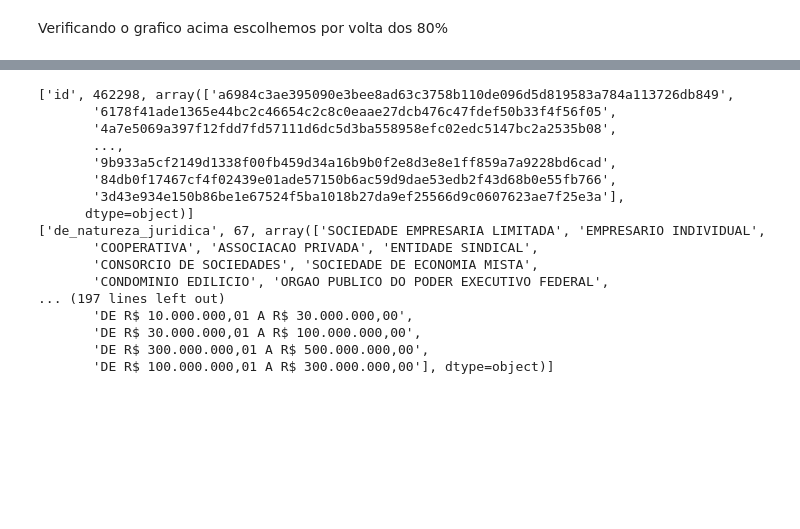
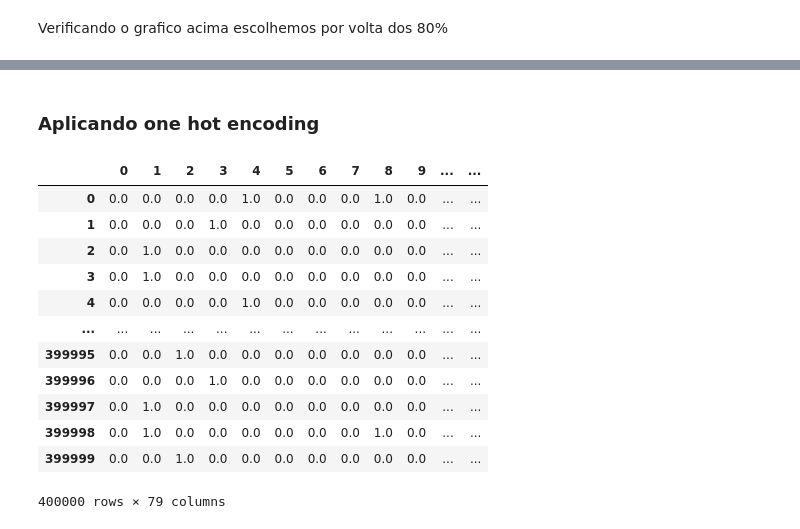
Before and after one commit to igmriegel/group-project-codenation, a Jupyter notebook: tratando_dados.ipynb, the cells around one changed output, grey strips where cells are left out. Saved outputs shown, nothing was run; the diff lists cells and outputs as text; code cells hidden in the pictures; blank space fills up the shorter version.

```diff
--- a/tratando_dados.ipynb
+++ b/tratando_dados.ipynb
@@ -68,7 +70,7 @@ Verificando o grafico acima escolhemos por volta dos 80%
 # %%
 # pegando colunas com indice menor que 80%
 index_to_remove = columns_with_percentil_NaN[columns_with_percentil_NaN > 0.06]
-df_to_work = estatisticas_market.drop(columns=index_to_remove.index).drop(columns=['Unnamed: 0'])
+df_to_work = estatisticas_market.drop(columns=index_to_remove.index).drop(columns=['Unnamed: 0']).dropna()
 df_to_work
 # %% [output]
 |  | id | fl_matriz | de_natureza_juridica | sg_uf | natureza_juridica_macro | de_ramo | setor | ... |
@@ -133,21 +123,2 @@ df_to_work_categorical.head()
-# %%
-for col in df_to_work_categorical.columns:
-    print([col, len(df_to_work_categorical[col].unique()), df_to_work_categorical[col].unique()])
-# %% [output]
-['id', 462298, array(['a6984c3ae395090e3bee8ad63c3758b110de096d5d819583a784a113726db849',
-       '6178f41ade1365e44bc2c46654c2c8c0eaae27dcb476c47fdef50b33f4f56f05',
-       '4a7e5069a397f12fdd7fd57111d6dc5d3ba558958efc02edc5147bc2a2535b08',
-       ...,
-       '9b933a5cf2149d1338f00fb459d34a16b9b0f2e8d3e8e1ff859a7a9228bd6cad',
-       '84db0f17467cf4f02439e01ade57150b6ac59d9dae53edb2f43d68b0e55fb766',
-       '3d43e934e150b86be1e67524f5ba1018b27da9ef25566d9c0607623ae7f25e3a'],
-      dtype=object)]
-['de_natureza_juridica', 67, array(['SOCIEDADE EMPRESARIA LIMITADA', 'EMPRESARIO INDIVIDUAL',
-       'COOPERATIVA', 'ASSOCIACAO PRIVADA', 'ENTIDADE SINDICAL',
-       'CONSORCIO DE SOCIEDADES', 'SOCIEDADE DE ECONOMIA MISTA',
-       'CONDOMINIO EDILICIO', 'ORGAO PUBLICO DO PODER EXECUTIVO FEDERAL',
-... (197 lines left out)
-       'DE R$ 10.000.000,01 A R$ 30.000.000,00',
-       'DE R$ 30.000.000,01 A R$ 100.000.000,00',
-       'DE R$ 300.000.000,01 A R$ 500.000.000,00',
-       'DE R$ 100.000.000,01 A R$ 300.000.000,00'], dtype=object)]
+# %% [markdown]
+### Aplicando one hot encoding
@@ -153,0 +128,33 @@ for col in df_to_work_categorical.columns:
+# %%
+df_cat_copy = df_to_work_categorical.copy()
+df_to_work_categorical_without_id = df_cat_copy.drop(columns=["id", "de_natureza_juridica", "de_ramo", "dt_situacao", "fl_simples_irregular", "fl_passivel_iss", "de_saude_rescencia", "nm_divisao", "setor", "de_faixa_faturamento_estimado_grupo", "de_faixa_faturamento_estimado", "idade_emp_cat"])
+
+def get_encoder_labels(df):
+    le = LabelEncoder()
+    return df.apply(le.fit_transform)
+
+
+
+
+def use_one_hot_encoder(df, head_number=100):
+    encoder = OneHotEncoder(handle_unknown='ignore').fit(df.head(head_number).values)
+    encoder_df = pd.DataFrame(encoder.transform(df.head(head_number).values).toarray())
+    return encoder_df
+
+use_labelEncoder = get_encoder_labels(df_to_work_categorical_without_id)
+df_with_one_hot = use_one_hot_encoder(use_labelEncoder, 400000)
+df_with_one_hot
+# %% [output]
+|  | 0 | 1 | 2 | 3 | 4 | 5 | 6 | 7 | 8 | 9 | ... | ... |
+| 0 | 0.0 | 0.0 | 0.0 | 0.0 | 1.0 | 0.0 | 0.0 | 0.0 | 1.0 | 0.0 | ... | ... |
+| 1 | 0.0 | 0.0 | 0.0 | 1.0 | 0.0 | 0.0 | 0.0 | 0.0 | 0.0 | 0.0 | ... | ... |
+| 2 | 0.0 | 1.0 | 0.0 | 0.0 | 0.0 | 0.0 | 0.0 | 0.0 | 0.0 | 0.0 | ... | ... |
+| 3 | 0.0 | 1.0 | 0.0 | 0.0 | 0.0 | 0.0 | 0.0 | 0.0 | 0.0 | 0.0 | ... | ... |
+| 4 | 0.0 | 0.0 | 0.0 | 0.0 | 1.0 | 0.0 | 0.0 | 0.0 | 0.0 | 0.0 | ... | ... |
+| ... | ... | ... | ... | ... | ... | ... | ... | ... | ... | ... | ... | ... |
+| 399995 | 0.0 | 0.0 | 1.0 | 0.0 | 0.0 | 0.0 | 0.0 | 0.0 | 0.0 | 0.0 | ... | ... |
+| 399996 | 0.0 | 0.0 | 0.0 | 1.0 | 0.0 | 0.0 | 0.0 | 0.0 | 0.0 | 0.0 | ... | ... |
+| 399997 | 0.0 | 1.0 | 0.0 | 0.0 | 0.0 | 0.0 | 0.0 | 0.0 | 0.0 | 0.0 | ... | ... |
+| 399998 | 0.0 | 1.0 | 0.0 | 0.0 | 0.0 | 0.0 | 0.0 | 0.0 | 1.0 | 0.0 | ... | ... |
+| 399999 | 0.0 | 0.0 | 1.0 | 0.0 | 0.0 | 0.0 | 0.0 | 0.0 | 0.0 | 0.0 | ... | ... |
+400000 rows × 79 columns
```
Also changed, not shown: parts of 7 cells of this notebook.
